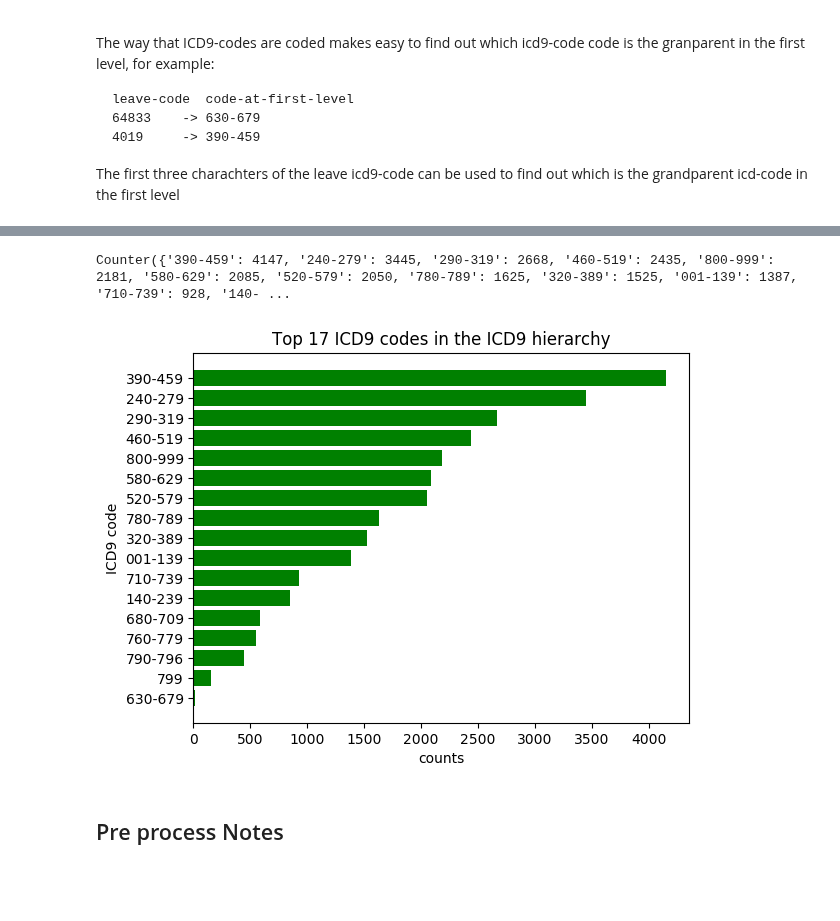
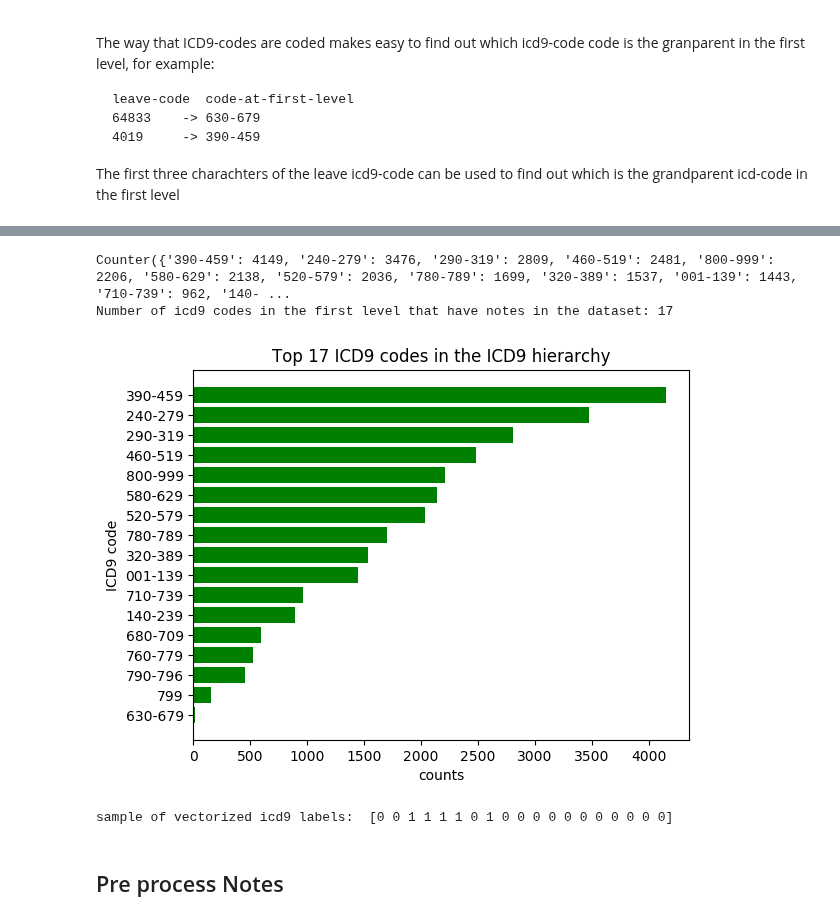
Before and after one commit to letslego/W266-ProjectMIMIC, a Jupyter notebook: pipeline/icd9_cnn_workbook.ipynb, the cells around one changed output, grey strips where cells are left out. Drawn from its saved outputs; the diff is of its cells as text; code cells hidden in the pictures; blank space fills up the shorter version.

```diff
--- a/pipeline/icd9_cnn_workbook.ipynb
+++ b/pipeline/icd9_cnn_workbook.ipynb
@@ -126,30 +127,36 @@ icd9_codes = Counter()
 for label in df['ICD9']:
     for icd9_code in label.split():
         icd9_codes[icd9_code] += 1
+number_icd9_first_level = len (icd9_codes)
 print icd9_codes
+print 'Number of icd9 codes in the first level that have notes in the dataset:', number_icd9_first_level
 # %% [output]
-Counter({'390-459': 4147, '240-279': 3445, '290-319': 2668, '460-519': 2435, '800-999': 2181, '580-629': 2085, '520-579': 2050, '780-789': 1625, '320-389': 1525, '001-139': 1387, '710-739': 928, '140- ...
+Counter({'390-459': 4149, '240-279': 3476, '290-319': 2809, '460-519': 2481, '800-999': 2206, '580-629': 2138, '520-579': 2036, '780-789': 1699, '320-389': 1537, '001-139': 1443, '710-739': 962, '140- ...
+Number of icd9 codes in the first level that have notes in the dataset: 17
 # %%
 codes_counts =icd9_codes.items()
 codes_counts.sort(key=itemgetter(1), reverse=True)
 icd9_labels, values = zip(*codes_counts)
 indexes = np.arange(len(icd9_labels))
 plt.rcdefaults()
 fig,ax = plt.subplots()
 ax.barh(indexes, values,  align='center', color='green', ecolor='black')
 ax.set_yticks(indexes)
 ax.set_yticklabels(icd9_labels)
 ax.invert_yaxis()  # labels read top-to-bottom
 ax.set_xlabel('counts')
 ax.set_ylabel('ICD9 code')
-ax.set_title('Top 17 ICD9 codes in the ICD9 hierarchy')
+ax.set_title('Top ' + str(number_icd9_first_level) + ' ICD9 codes in the ICD9 hierarchy')
 plt.show()
 # %% [output]
-[figure, old version]
+[figure, new version]
 # %%
 #preprocess icd9 codes to vectors
 top_codes = ICD9_FIRST_LEVEL
 labels = vectorization.vectorize_icd_column(df, 'ICD9', top_codes)
+print 'sample of vectorized icd9 labels: ', labels[0]
+# %% [output]
+sample of vectorized icd9 labels:  [0 0 1 1 1 1 0 1 0 0 0 0 0 0 0 0 0 0 0]
 # %% [markdown]
 ## Pre process Notes
 # %%
```
Also changed, not shown: parts of 15 cells of this notebook, 2 other files.
